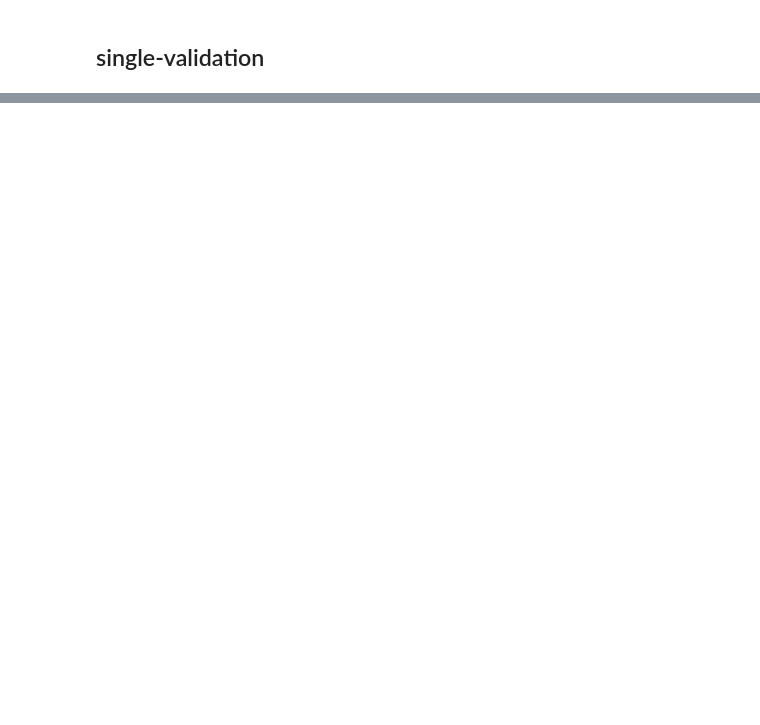
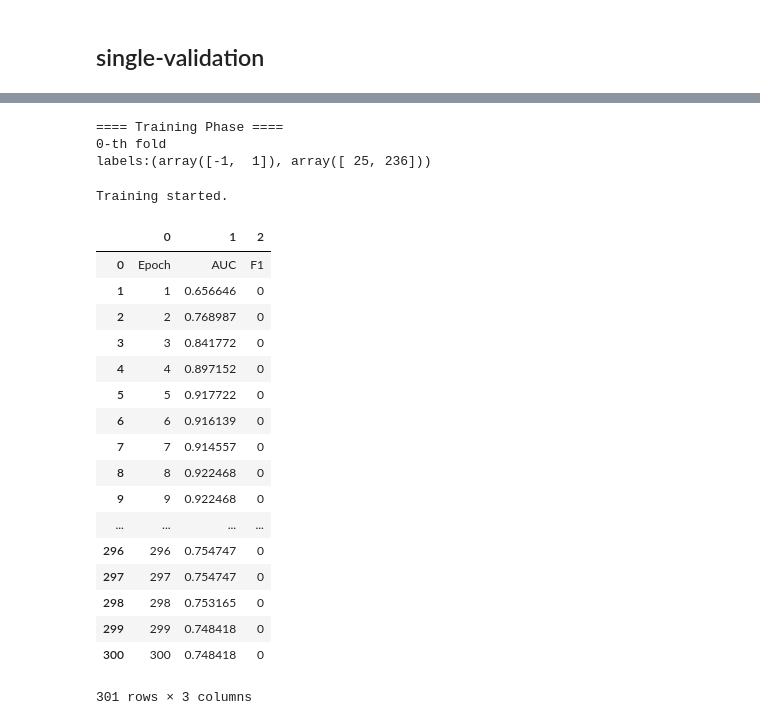
Before and after one commit to WataruKudo0914/SGCN, a Jupyter notebook: src/train_eval.ipynb, the cells around one changed output, grey strips where cells are left out. Cells and saved outputs as stored; diff of their text form; code cells hidden in the pictures; blank space fills up the shorter version.

```diff
--- a/src/train_eval.ipynb
+++ b/src/train_eval.ipynb
@@ -462,6 +334,7 @@ all_indice = nodes_dict['indice']
 all_labels = nodes_dict['label']
 auc_scores = []
 # %%
+# train : 90 % cross-validation
 for i, (train_index, test_index) in enumerate(kf.split(X=nodes_dict['indice'],y=nodes_dict['label'])):
     print("==== Training Phase ====")
     print(f'{i}-th fold')
@@ -469,7 +342,7 @@ for i, (train_index, test_index) in enumerate(kf.split(X=nodes_dict['indice'],y=
     train_node_indice_original = all_indice[train_index] #⬅️これは元々のグラフのnode_indice
 
     # extract sub-graph
-    sub_edges, sub_nodes_dict,subGraph_map_encoder = subgraph_making(args,edges,nodes_dict,50000, [])
+    sub_edges, sub_nodes_dict,subGraph_map_encoder = subgraph_making(args,edges,nodes_dict,20000, [])
                                                                      # np.random.choice(train_node_indice_original,1000))
 
     train_indice_boolean_judger = np.isin(subGraph_map_encoder.inverse_transform(sub_nodes_dict['indice']),train_node_indice_original)
@@ -573,0 +380,6 @@ Training started.
+# %%
+from sklearn.model_selection import StratifiedKFold
+kf = StratifiedKFold(n_splits=10,shuffle=True, random_state=0)
+all_indice = nodes_dict['indice']
+all_labels = nodes_dict['label']
+auc_scores = []
@@ -577,0 +466,3 @@ np.mean(auc_scores)
+# %%
+#tab_printer(args)
+edges, nodes_dict = read_graph(args) # nodes_dict['indice']:node_id , nodes_dict['label'] : label
@@ -577,0 +471,68 @@ np.mean(auc_scores)
+# %%
+kf = StratifiedKFold(n_splits=10,shuffle=True,random_state=0)
+all_indice = nodes_dict['indice']
+all_labels = nodes_dict['label']
+auc_scores = []
+# %%
+for i, (test_index, train_index) in enumerate(kf.split(X=nodes_dict['indice'],y=nodes_dict['label'])): # trainとtestを逆にする
+    print("==== Training Phase ====")
+    print(f'{i}-th fold')
+    # training
+    train_node_indice = all_indice[train_index]
+    train_node_labels = all_labels[train_index]
+    print(f'labels:{np.unique(train_node_labels,return_counts=True)}')
+    tmp_nodes_dict = {}
+    tmp_nodes_dict['all_ncount'] = nodes_dict['all_ncount']
+    tmp_nodes_dict['indice'] = train_node_indice
+    tmp_nodes_dict['label'] = train_node_labels
+    trainer = SignedGCNTrainer(args, edges, tmp_nodes_dict)
+    trainer.setup_dataset()
+    trainer.create_and_train_model()
+
+    if args.test_size > 0:
+        # trainer.save_model() ## trainer.create_and_train_model()のなかで，すでにbest_modelが保存されている．
+        # score_printer(trainer.logs)
+        display(pd.DataFrame(trainer.logs['performance']))
+        save_logs(args, trainer.logs)
+
+    # test
+    print("==== Test Phase ====")
+    test_node_indice = all_indice[test_index]
+    test_node_labels = all_labels[test_index]
+    # feature = pd.read_csv(args.embedding_path,index_col='id').values
+    feature = pd.read_pickle(args.embedding_path).drop('id',1).values
+    test_feature = feature[test_node_indice]
+    # weight = pd.read_csv(args.regression_weights_path)
+    weight = pd.read_pickle(args.regression_weights_path)
+    predictions = np.dot(test_feature,weight.values.T)
+    probabilities = torch.nn.functional.softmax(torch.from_numpy(predictions)).numpy()
+    predict_labels = probabilities.argmax(1)
+    auc_score = roc_auc_score(y_true=[1 if i==-1 else 0 for i in test_node_labels],y_score=probabilities[:,1])
+    auc_scores.append(auc_score)
+    cmx = confusion_matrix(y_true=[1 if i==-1 else 0 for i in test_node_labels],y_pred=predict_labels)
+    print(f"{i}-th fold's auc_score:{auc_score}")
+    print(cmx)
+    print()
+# %% [output]
+==== Training Phase ====
+0-th fold
+labels:(array([-1,  1]), array([ 25, 236]))
+Training started.
+|  | 0 | 1 | 2 |
+| 0 | Epoch | AUC | F1 |
+| 1 | 1 | 0.656646 | 0 |
+| 2 | 2 | 0.768987 | 0 |
+| 3 | 3 | 0.841772 | 0 |
+| 4 | 4 | 0.897152 | 0 |
+| 5 | 5 | 0.917722 | 0 |
+| 6 | 6 | 0.916139 | 0 |
+| 7 | 7 | 0.914557 | 0 |
+| 8 | 8 | 0.922468 | 0 |
+| 9 | 9 | 0.922468 | 0 |
+| ... | ... | ... | ... |
+| 296 | 296 | 0.754747 | 0 |
+| 297 | 297 | 0.754747 | 0 |
+| 298 | 298 | 0.753165 | 0 |
+| 299 | 299 | 0.748418 | 0 |
+| 300 | 300 | 0.748418 | 0 |
+301 rows × 3 columns
```
Also changed, not shown: parts of 52 cells of this notebook, 7 other files.
